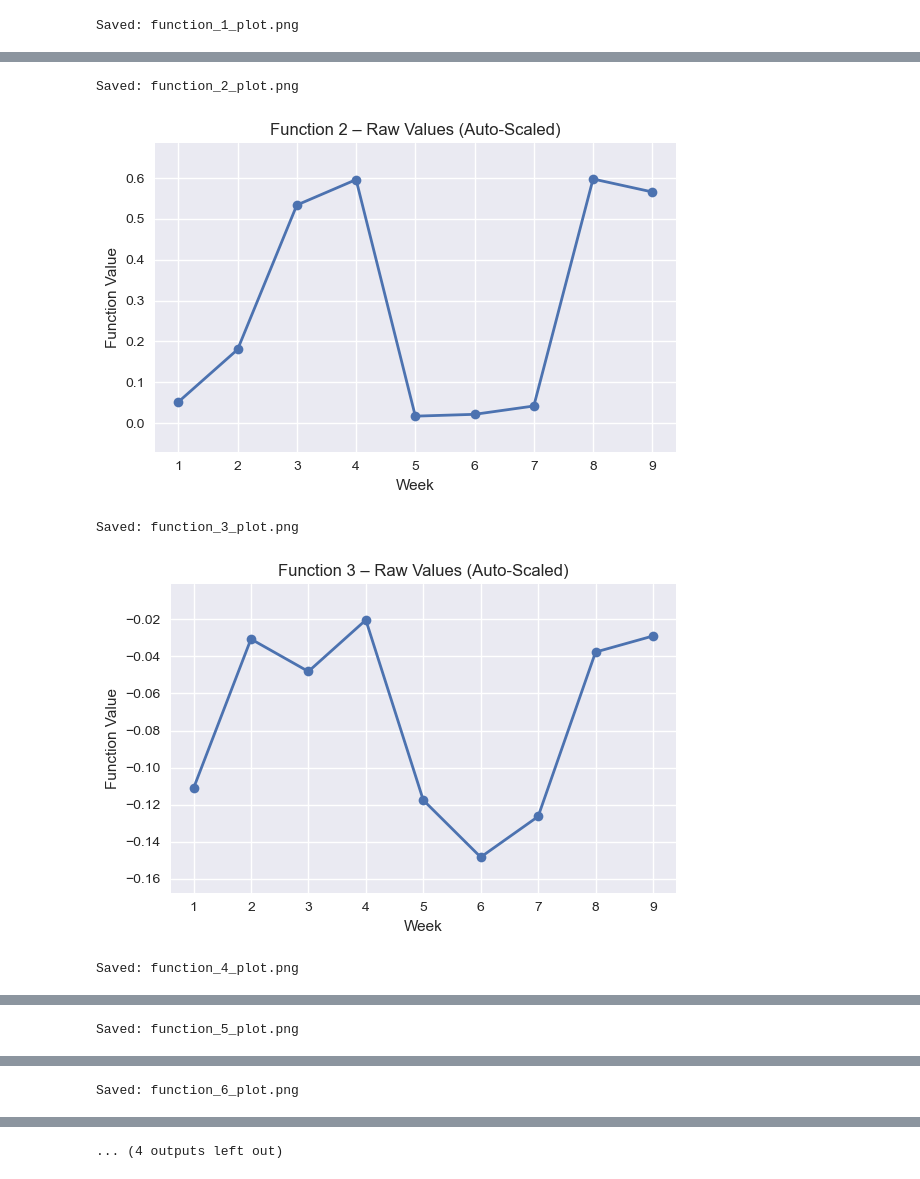
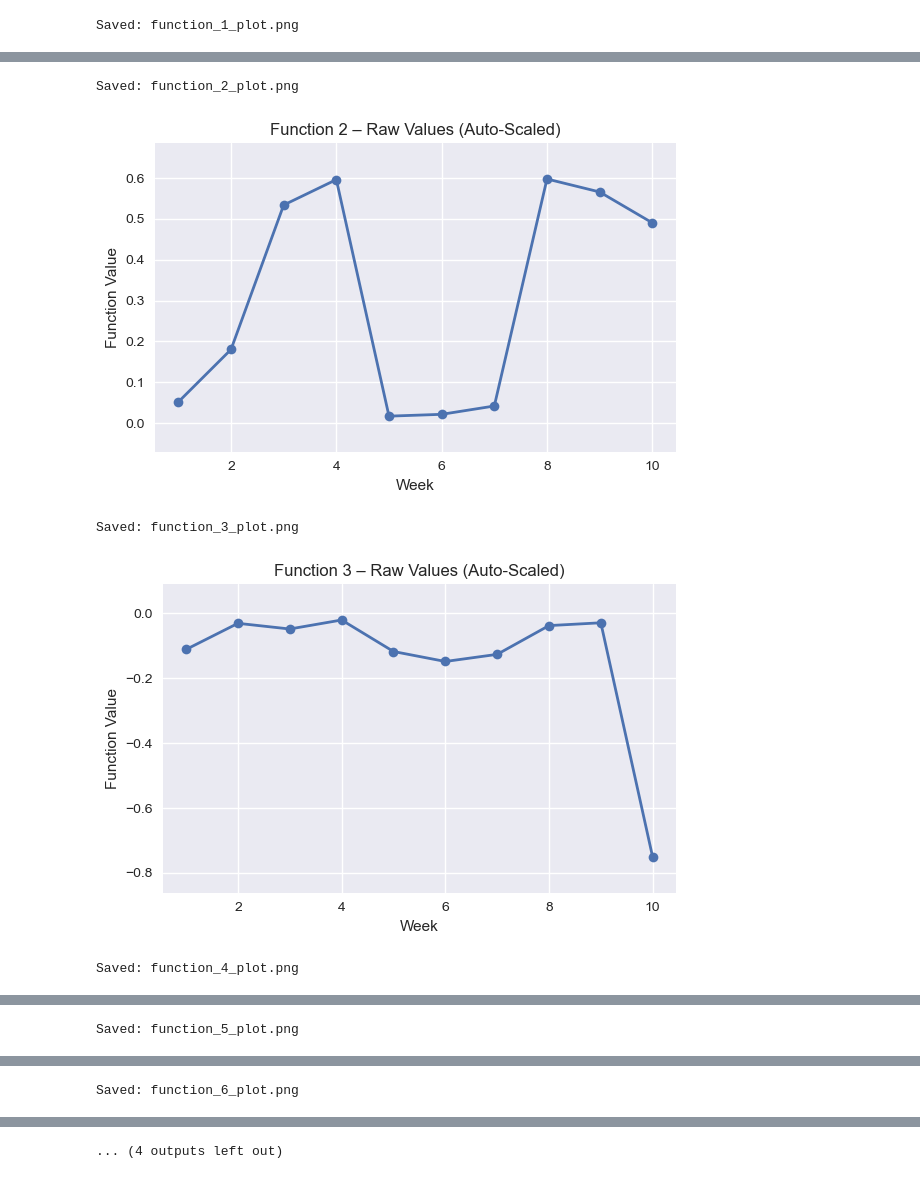
Before and after one commit to ajay-falcon-ai/Capstone-Black-Box-functions, a Jupyter notebook: utils/plot_results.ipynb, the cells around one changed output, grey strips where cells are left out. Drawn from its saved outputs; the diff is of its cells as text; code cells hidden in the pictures.

Commit message:
Added output from 10th week and updated the results plots.

```diff
--- a/utils/plot_results.ipynb
+++ b/utils/plot_results.ipynb
@@ -5,7 +5,7 @@ import matplotlib.pyplot as plt
 # -----------------------------
 # Raw data from your table
 # -----------------------------
-weeks = np.arange(1, 10)
+weeks = np.arange(1, 11)
 
 F1 = np.array([-1.2487829338434956e-49,
                -9.343447791332904e-112,
@@ -15,7 +15,8 @@ F1 = np.array([-1.2487829338434956e-49,
                -1.8022788966239472e-144,
                -1.3151574669815363e-142,
                -0.004236010437020722,
-               -0.0011513293804727184])
+               -0.0011513293804727184,
+               -5.41965897352555e-201])
 
 F2 = np.array([0.051646432712366415,
                0.18011924802681153,
@@ -25,7 +26,8 @@ F2 = np.array([0.051646432712366415,
                0.021320835230587712,
                0.04170782561126679,
                0.5976293971773099,
-               0.565857330050682])
+               0.565857330050682,
+               0.4902737196519932])
 
 F3 = np.array([-0.11118571432117087,
                -0.030680318237259866,
@@ -35,7 +37,8 @@ F3 = np.array([-0.11118571432117087,
                -0.1482910205289665,
                -0.12635616438454833,
                -0.037692123265023345,
-               -0.029031619136784075])
+               -0.029031619136784075,
+               -0.751389275062385])
 
 F4 = np.array([-4.620232320523549,
                -4.939960051262183,
@@ -45,7 +48,8 @@ F4 = np.array([-4.620232320523549,
                -7.6005772787938355,
                -4.550362897100278,
                -7.6909155928365855,
-               -4.84733587428212])
+               -4.84733587428212,
+               -18.09726561495884])
 
 F5 = np.array([872.3074873002278,
                743.1182481623213,
@@ -55,7 +59,8 @@ F5 = np.array([872.3074873002278,
                6619.923795891087,
                6717.039990516725,
                3942.207447141211,
-               7705.825094042719])
+               7705.825094042719,
+               1246.5123230669396])
 
 F6 = np.array([-0.5377942602933444,
                -0.7102415173770004,
@@ -65,7 +70,8 @@ F6 = np.array([-0.5377942602933444,
                -2.0390133791009304,
                -2.3063646975145775,
                -0.6349274195629477,
-               -0.7453415482672865])
+               -0.7453415482672865,
+               -3.039360793240201])
 
 F7 = np.array([1.181422704250112,
                0.9769171261966855,
@@ -75,7 +81,8 @@ F7 = np.array([1.181422704250112,
                0.33553729563585927,
                0.9161953953665816,
                1.1241859989248546,
-               0.8608279363272374])
+               0.8608279363272374,
+               0.2237511524097176])
 
 F8 = np.array([9.5658,
                9.6097592309634,
@@ -85,7 +92,8 @@ F8 = np.array([9.5658,
                9.5673490736736,
                9.5144374297026,
                9.5880031008211,
-               9.6158])
+               9.6158,
+               9.74225711019])
 
 functions = [F1, F2, F3, F4, F5, F6, F7, F8]
 
@@ -120,5 +128,5 @@ Saved: function_1_plot.png
 Saved: function_2_plot.png
-[figure, old version]
+[figure, new version]
 Saved: function_3_plot.png
-[figure, old version]
+[figure, new version]
 Saved: function_4_plot.png
```
Also changed, not shown: parts of 1 cell of this notebook, 19 other files.
